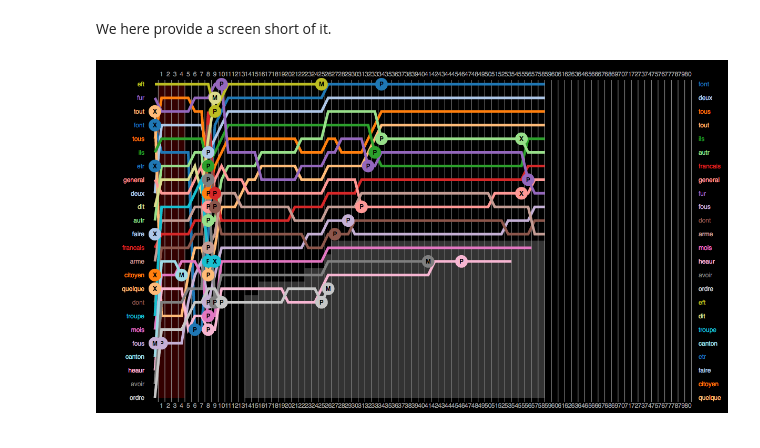
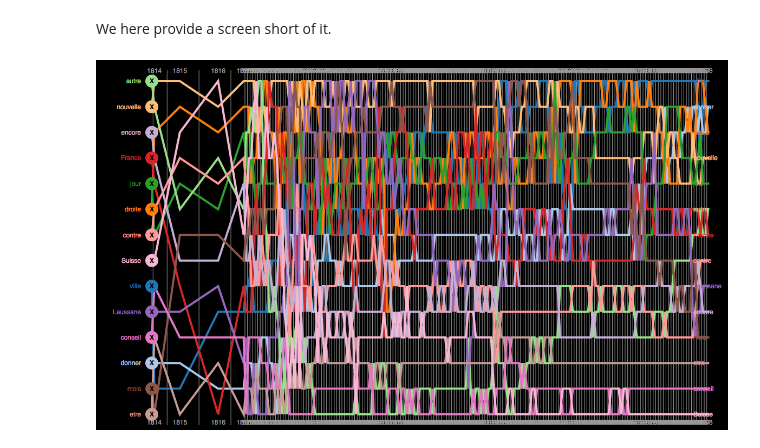
Before and after one commit to ThomVett/Project_ADA, a Jupyter notebook: VisualizationSetUp.ipynb, the cells around one changed output. Saved outputs shown, nothing was run; the diff lists cells and outputs as text; code cells hidden in the pictures.

Commit message:
Visualization pipeline explained

```diff
--- a/VisualizationSetUp.ipynb
+++ b/VisualizationSetUp.ipynb
@@ -132,6 +132,6 @@ This is the most complicated aspect. In particular we have to listen to clicks a
 # %% [markdown]
 We here provide a screen short of it.
 # %%
-Image(filename='words_ranking_new.png')
+Image(filename='word_rank.png')
 # %% [output]
-[figure, old version]
+[figure, new version]
```
Also changed, not shown: parts of 2 cells of this notebook.
